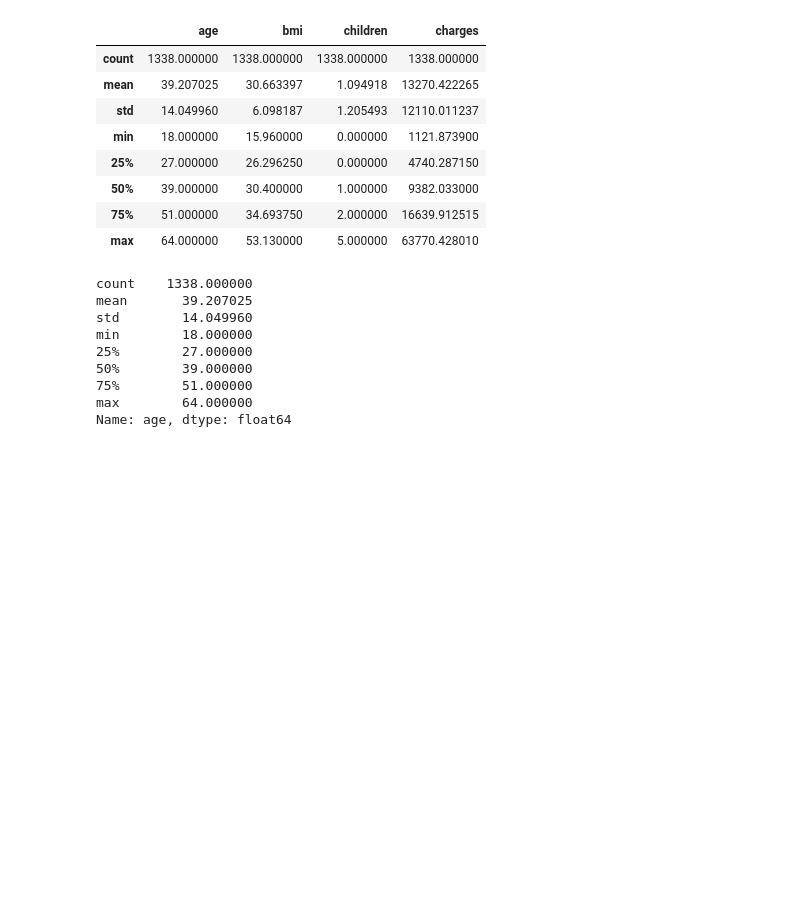
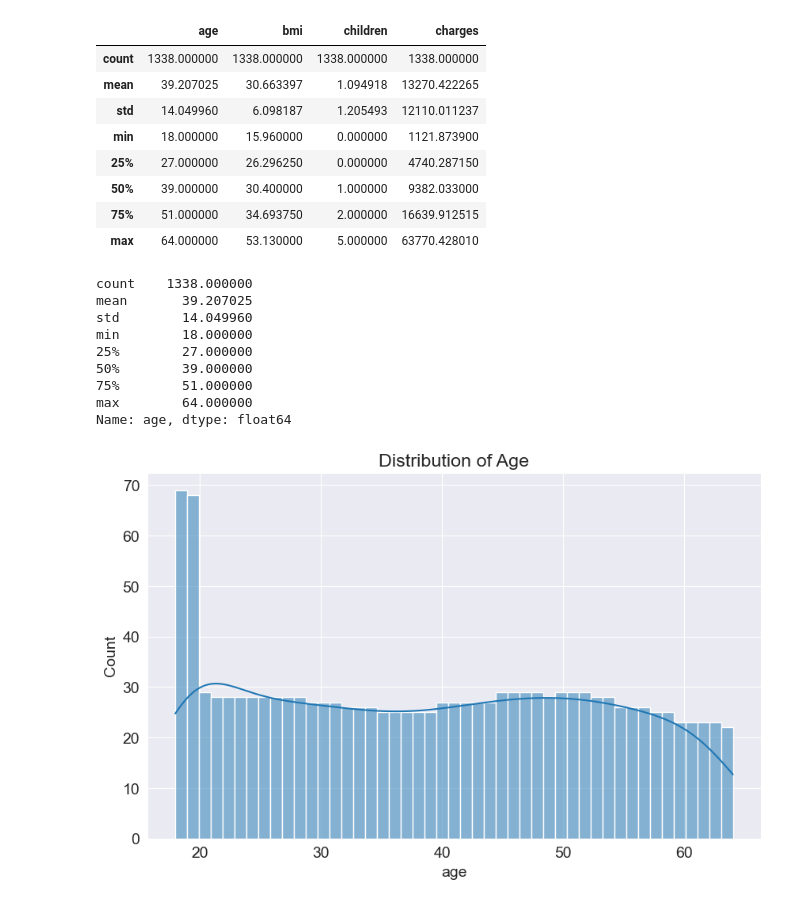
Before and after one commit to tusharx0809/machine-learning, a Jupyter notebook: acme-ml-project/acme-ml.ipynb, the cells around one changed output. Saved outputs shown, nothing was run; the diff lists cells and outputs as text; code cells hidden in the pictures; blank space fills up the shorter version.

Commit message:
plot-added

```diff
--- a/acme-ml-project/acme-ml.ipynb
+++ b/acme-ml-project/acme-ml.ipynb
@@ -82,10 +80,8 @@ min        18.000000
 max        64.000000
 Name: age, dtype: float64
 # %%
-fig = px.histogram(medical_df,
-                   x = 'age',
-                   marginal = 'box',
-                   nbins = 47,
-                   title = 'Distribution of Age')
-fig.update_layout(bargap = 0.1)
-pio.show(fig)
+sns.histplot(data=medical_df, x='age', bins=47, kde=True)
+plt.title('Distribution of Age')
+plt.show()
+# %% [output]
+[figure, added]
```
Also changed, not shown: parts of 1 cell of this notebook.
